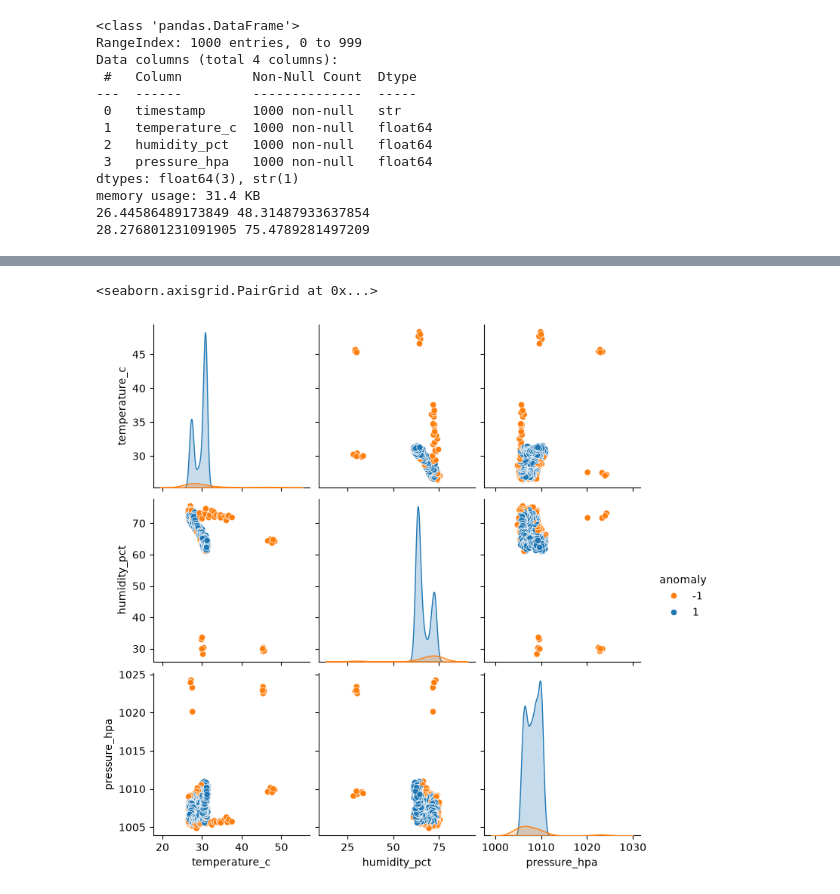
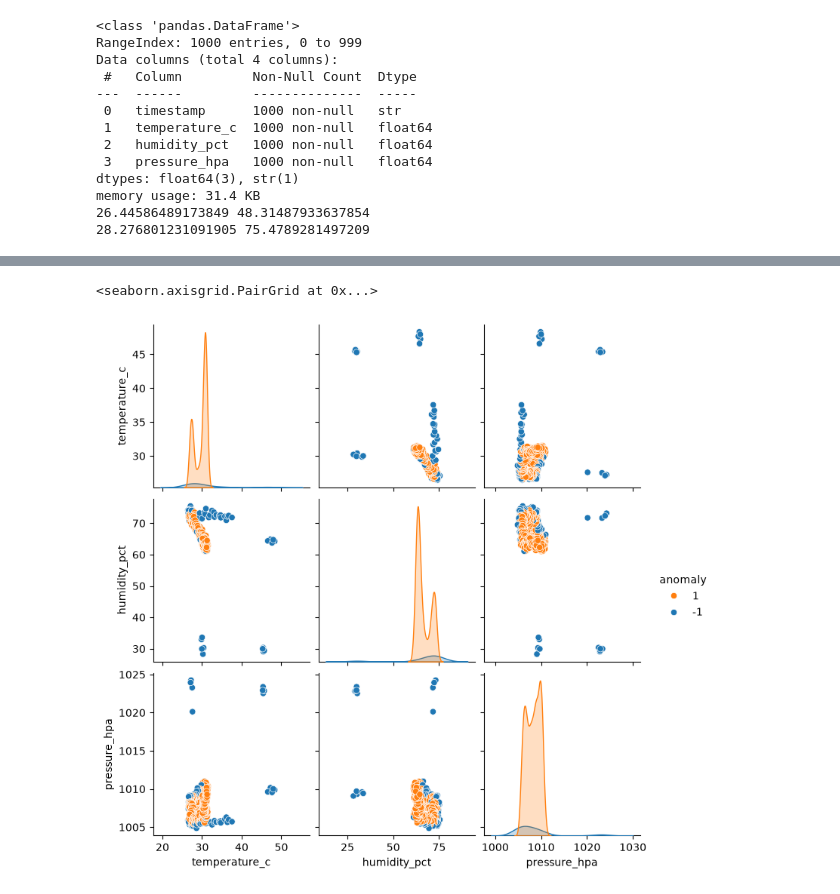
Before and after one commit to Deepanki-sketch/python-basics, a Jupyter notebook: scikit-learn/Isolation_forest.ipynb, the cells around one changed output, grey strips where cells are left out. Cells and saved outputs as stored; diff of their text form; code cells hidden in the pictures.

```diff
--- a/scikit-learn/Isolation_forest.ipynb
+++ b/scikit-learn/Isolation_forest.ipynb
@@ -55,6 +55,6 @@ total number of values: 1000
 # %%
 palette = ['#ff7f0e','#1f77b4']
-sns.pairplot(df, vars = anomaly_inputs, hue = 'anomaly', palette = palette)
+sns.pairplot(df, vars = anomaly_inputs, hue = 'anomaly', palette = palette, hue_order =[1,-1])
 # %% [output]
 <seaborn.axisgrid.PairGrid at 0x...>
-[figure, old version]
+[figure, new version]
```
Also changed, not shown: parts of 2 cells of this notebook.
